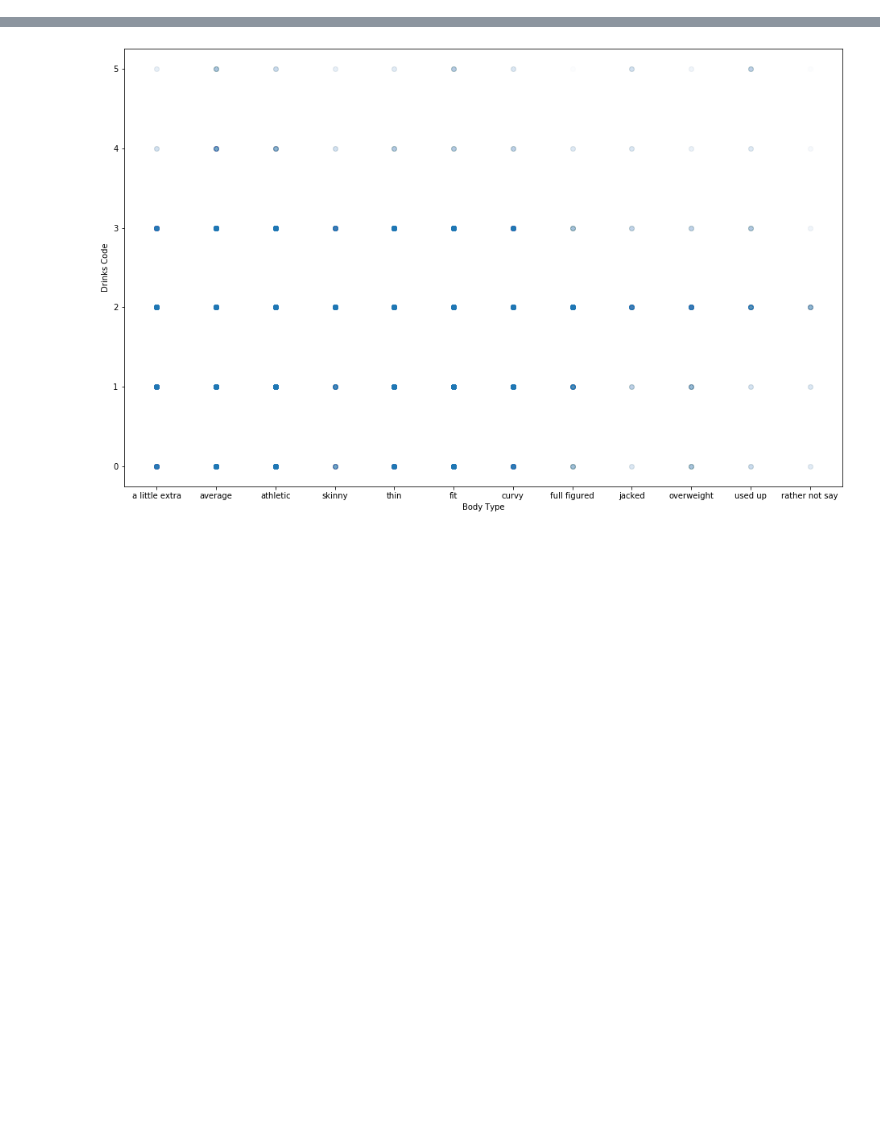
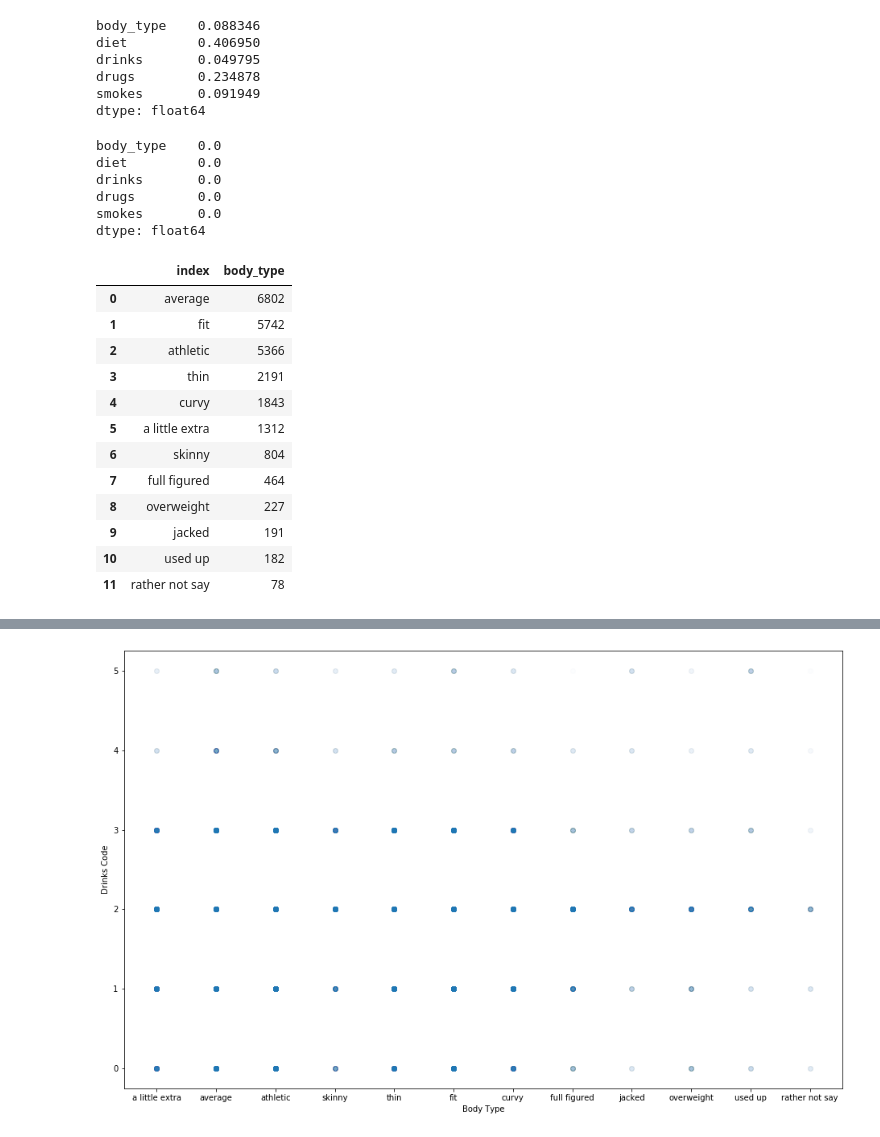
Before and after one commit to muellermax/OKCupid-machinelearning, a Jupyter notebook: OKCupid data - correlation between users body type and users diet.ipynb, the cells around one changed output, grey strips where cells are left out. Saved outputs shown, nothing was run; the diff lists cells and outputs as text; code cells hidden in the pictures; blank space fills up the shorter version.

```diff
--- a/Date-a-Scientist.ipynb
+++ b/OKCupid data - correlation between users body type and users diet.ipynb
@@ -40 +74,48 @@ Name: body_type, dtype: int64
+# %%
+# I am interested in the columns 'body_type', 'diet', 'drinks', 'drugs' and 'smokes'.
+# How many NaNs are in these columns?
+
+(np.sum(df[['body_type', 'diet', 'drinks', 'drugs', 'smokes']].isna() == True))/df.shape[0]
+# %% [output]
+body_type    0.088346
+diet         0.406950
+drinks       0.049795
+drugs        0.234878
+smokes       0.091949
+dtype: float64
+# %%
+# Diet has most NaNs with over 40%!
+# There are some ways to take care of NaNs, like dropping the rows, fill the mean or fill the mode.
+# For now I will try with dropping the NaNs. In a later approach, I would like to see if I can improve my models by
+# filling in the mean or the mode in these columns.
+
+df_without_nan = df.dropna(subset=['body_type', 'diet', 'drinks','drugs', 'smokes'], axis = 0)
+
+# No NaNs left:
+(np.sum(df_without_nan[['body_type', 'diet', 'drinks', 'drugs', 'smokes']].isna() == True))/df_without_nan.shape[0]
+# %% [output]
+body_type    0.0
+diet         0.0
+drinks       0.0
+drugs        0.0
+smokes       0.0
+dtype: float64
+# %%
+# The label I would like to predict is 'body_type'. Lets have a first look a the body_type column:
+
+df_without_nan.body_type.value_counts().reset_index()
+# %% [output]
+|  | index | body_type |
+| 0 | average | 6802 |
+| 1 | fit | 5742 |
+| 2 | athletic | 5366 |
+| 3 | thin | 2191 |
+| 4 | curvy | 1843 |
+| 5 | a little extra | 1312 |
+| 6 | skinny | 804 |
+| 7 | full figured | 464 |
+| 8 | overweight | 227 |
+| 9 | jacked | 191 |
+| 10 | used up | 182 |
+| 11 | rather not say | 78 |
 # %%
```
Also changed, not shown: parts of 12 cells of this notebook, 1 other file.
